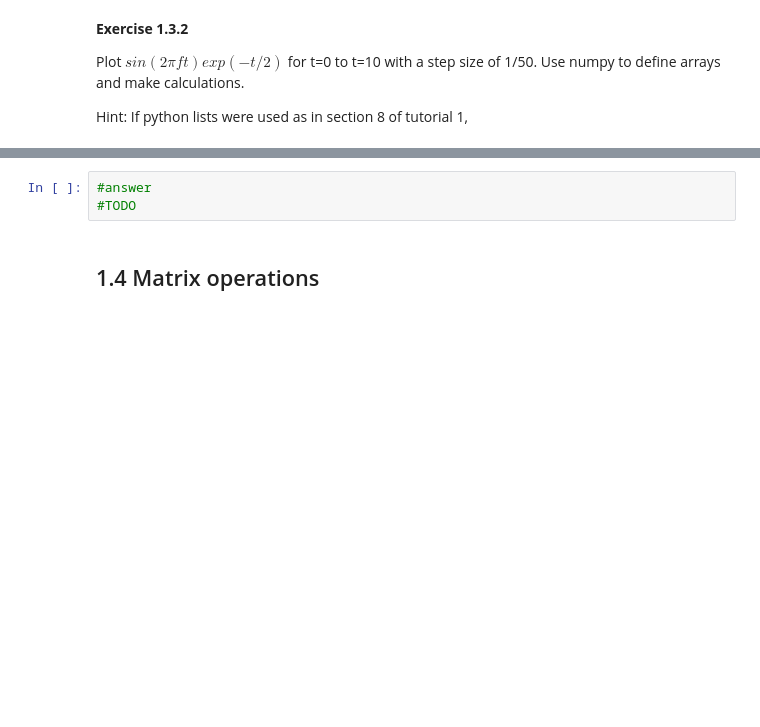
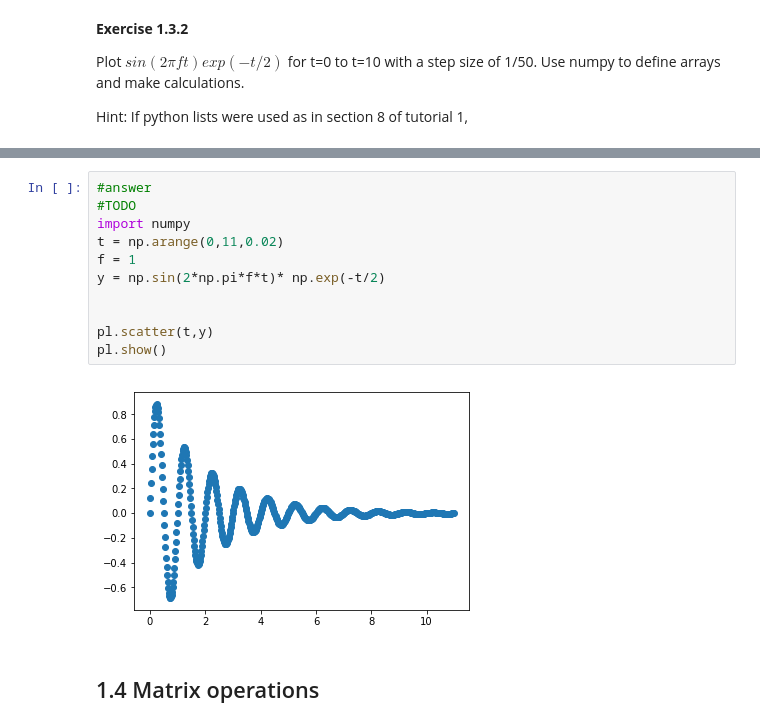
Before and after one commit to BilboBlockChain/comp5318, a Jupyter notebook: lab2.ipynb, the cells around one changed output, grey strips where cells are left out. Drawn from its saved outputs; the diff is of its cells as text; blank space fills up the shorter version.

```diff
--- a/lab2.ipynb
+++ b/lab2.ipynb
@@ -116,6 +171,16 @@ pl.show()
-# %%
-#answer
-#TODO
+# %%
+#answer
+#TODO
+import numpy
+t = np.arange(0,11,0.02)
+f = 1
+y = np.sin(2*np.pi*f*t)* np.exp(-t/2)
+
+
+pl.scatter(t,y)
+pl.show()
+# %% [output]
+[figure, added]
 # %% [markdown]
 ## 1.4 Matrix operations
 # %%
```
Also changed, not shown: parts of 16 cells of this notebook.
